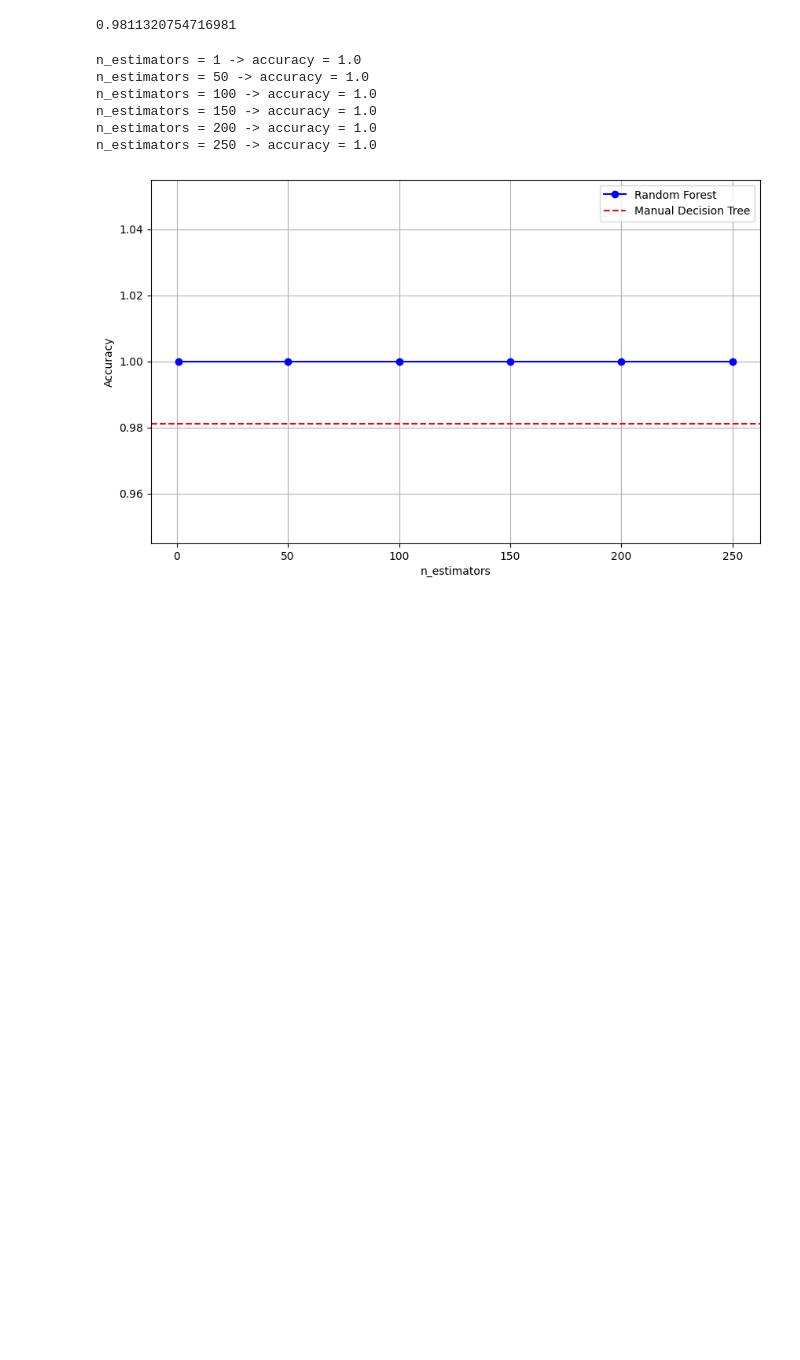
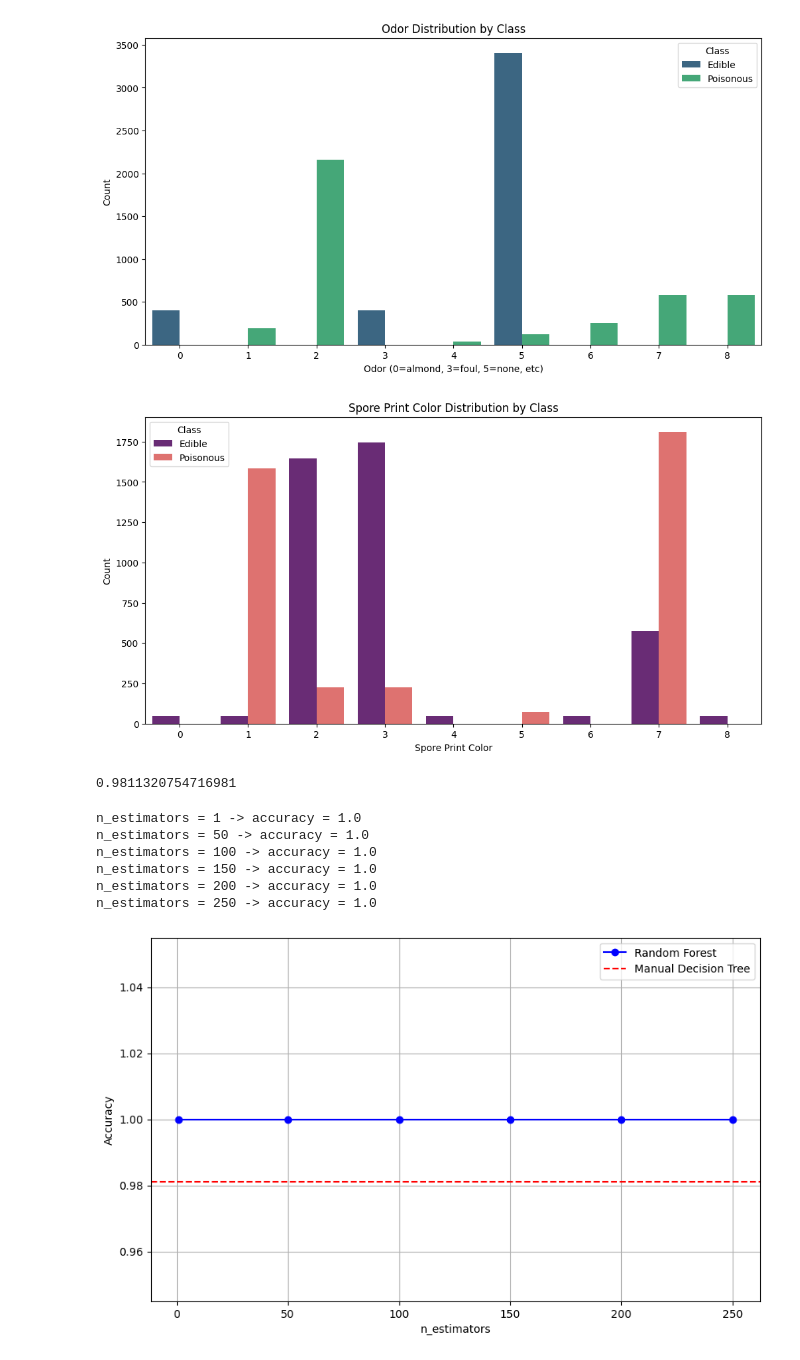
Before and after one commit to mdshabbirmia/CSE475_ML, a Jupyter notebook: lab/lab-01.ipynb, the cells around one changed output. Saved outputs shown, nothing was run; the diff lists cells and outputs as text; code cells hidden in the pictures; blank space fills up the shorter version.

```diff
--- a/lab/lab-01.ipynb
+++ b/lab/lab-01.ipynb
@@ -62,3 +66,25 @@ Name: count, dtype: int64
+# %%
+import matplotlib.pyplot as plt
+import seaborn as sns
+
+plt.figure(figsize=(12, 6))
+sns.countplot(x='odor', hue='class', data=df, palette='viridis')
+plt.title('Odor Distribution by Class')
+plt.xlabel('Odor (0=almond, 3=foul, 5=none, etc)')
+plt.ylabel('Count')
+plt.legend(title='Class', labels=['Edible', 'Poisonous'])
+plt.show()
+
+plt.figure(figsize=(12, 6))
+sns.countplot(x='spore-print-color', hue='class', data=df, palette='magma')
+plt.title('Spore Print Color Distribution by Class')
+plt.xlabel('Spore Print Color')
+plt.ylabel('Count')
+plt.legend(title='Class', labels=['Edible', 'Poisonous'])
+plt.show()
+# %% [output]
+[figure, added]
+[figure, added]
 # %%
 import numpy as np
 
```
Also changed, not shown: parts of 1 cell of this notebook.
